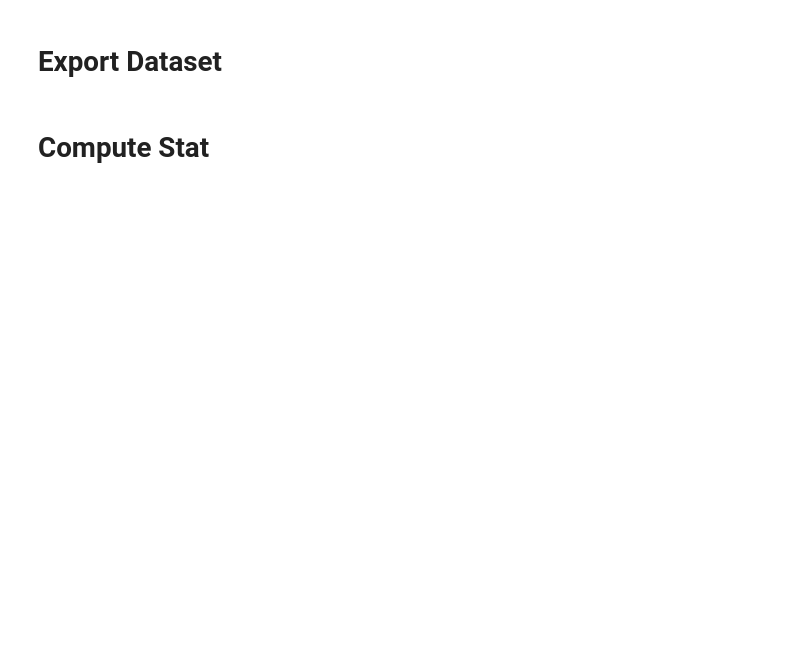
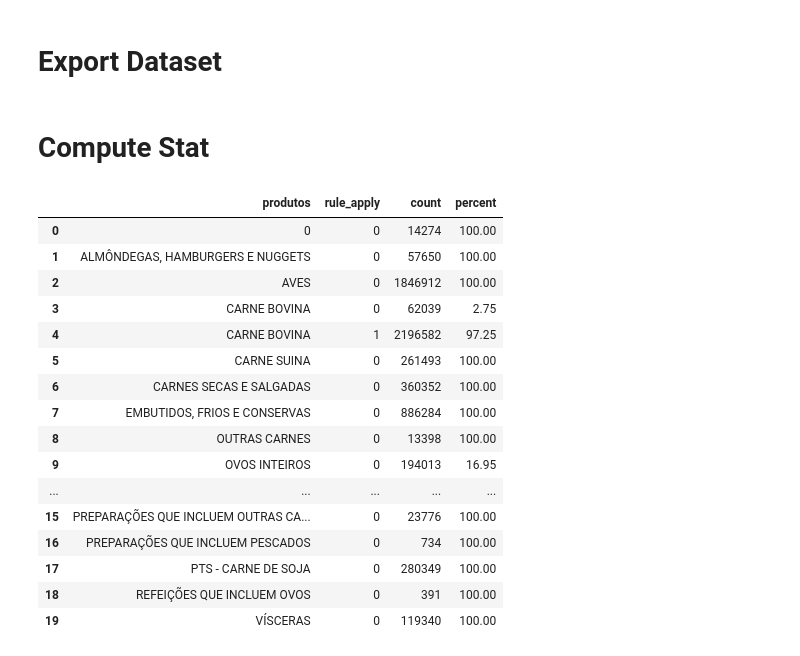
Before and after one commit to JailsonS/ics_data_cleaning, a Jupyter notebook: 02_convert_to_kg.ipynb, the cells around one changed output. Cells and saved outputs as stored; diff of their text form; code cells hidden in the pictures; blank space fills up the shorter version.

```diff
--- a/02_convert_to_kg.ipynb
+++ b/02_convert_to_kg.ipynb
@@ -239,14 +285,44 @@ df_dataset_beef_cls.to_parquet('data/banco_carnes_v1.parquet')
+# %%
+df_dataset_beef_cls['produtos'] = df_dataset_beef_cls['produtos'].astype(str)
+df_dataset_beef_cls['dados.CNPJ.CPF'] = df_dataset_beef_cls['dados.CNPJ.CPF'].astype(str)
+df_dataset_beef_cls['dados.emissao'] = df_dataset_beef_cls['dados.emissao'].astype(str)
+df_dataset_beef_cls['un'] = df_dataset_beef_cls['un'].astype(str)
+
+# drop fields
+df_dataset_beef_cls.drop(['is_outlier_valor_un','quartile_range_valor_un','is_outlier_qt','quartile_range_qt'],axis=1,inplace=True)
+
+df_dataset_beef_cls.to_parquet('data/banco_carnes_un_v2_ed.parquet')
 # %% [markdown]
 # Compute Stat
 # %%
 df_stat_rule = df_dataset_beef_cls.groupby(['produtos','rule_apply']).agg(
     count=('rule_apply', 'count')
 ).reset_index()
 
 
 
 df_stat_rule['percent'] = df_stat_rule['count'] / df_stat_rule.groupby('produtos')['count'].transform('sum') * 100
 df_stat_rule.to_csv('data/stat_rule_apply.csv')
+
+df_stat_rule
+# %% [output]
+|  | produtos | rule_apply | count | percent |
+| 0 | 0 | 0 | 14274 | 100.00 |
+| 1 | ALMÔNDEGAS, HAMBURGERS E NUGGETS | 0 | 57650 | 100.00 |
+| 2 | AVES | 0 | 1846912 | 100.00 |
+| 3 | CARNE BOVINA | 0 | 62039 | 2.75 |
+| 4 | CARNE BOVINA | 1 | 2196582 | 97.25 |
+| 5 | CARNE SUINA | 0 | 261493 | 100.00 |
+| 6 | CARNES SECAS E SALGADAS | 0 | 360352 | 100.00 |
+| 7 | EMBUTIDOS, FRIOS E CONSERVAS | 0 | 886284 | 100.00 |
+| 8 | OUTRAS CARNES | 0 | 13398 | 100.00 |
+| 9 | OVOS INTEIROS | 0 | 194013 | 16.95 |
+| ... | ... | ... | ... | ... |
+| 15 | PREPARAÇÕES QUE INCLUEM OUTRAS CA... | 0 | 23776 | 100.00 |
+| 16 | PREPARAÇÕES QUE INCLUEM PESCADOS | 0 | 734 | 100.00 |
+| 17 | PTS - CARNE DE SOJA | 0 | 280349 | 100.00 |
+| 18 | REFEIÇÕES QUE INCLUEM OVOS | 0 | 391 | 100.00 |
+| 19 | VÍSCERAS | 0 | 119340 | 100.00 |
 # %%
 df_dataset_beef_cls.loc[
     (df_dataset_beef_cls['codigo'] == 41) & (df_dataset_beef_cls['rule_apply'] == 1)
```
Also changed, not shown: parts of 19 cells of this notebook, 2 other files.
